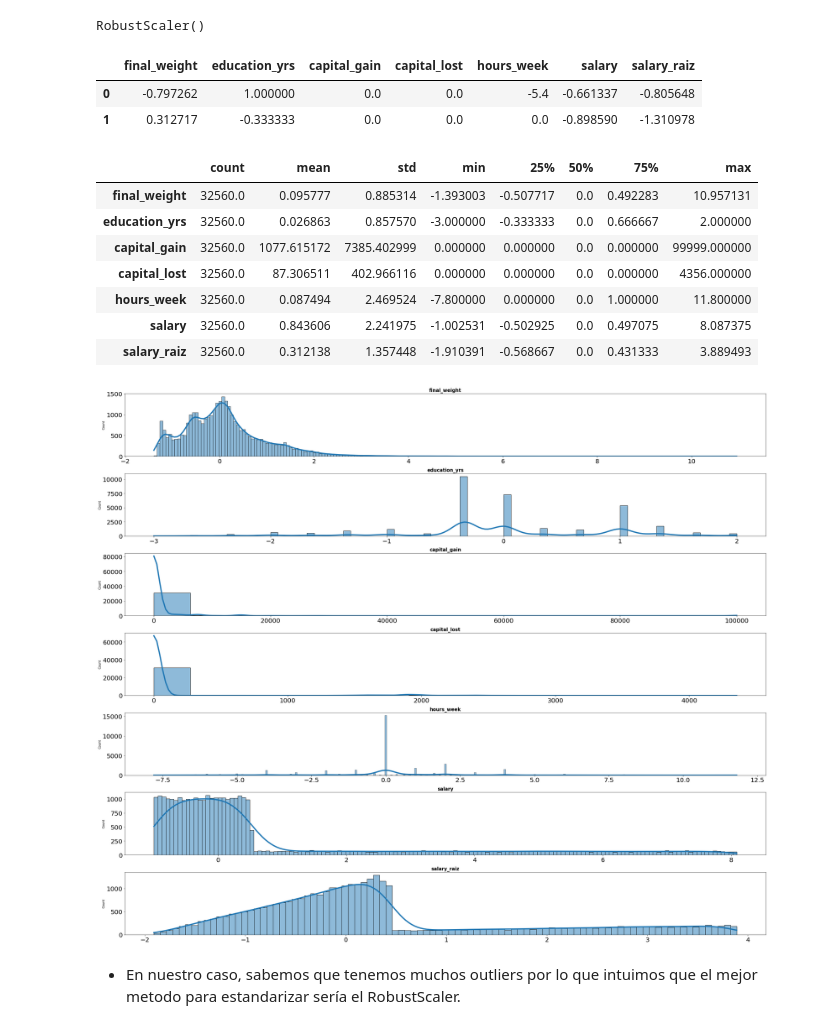
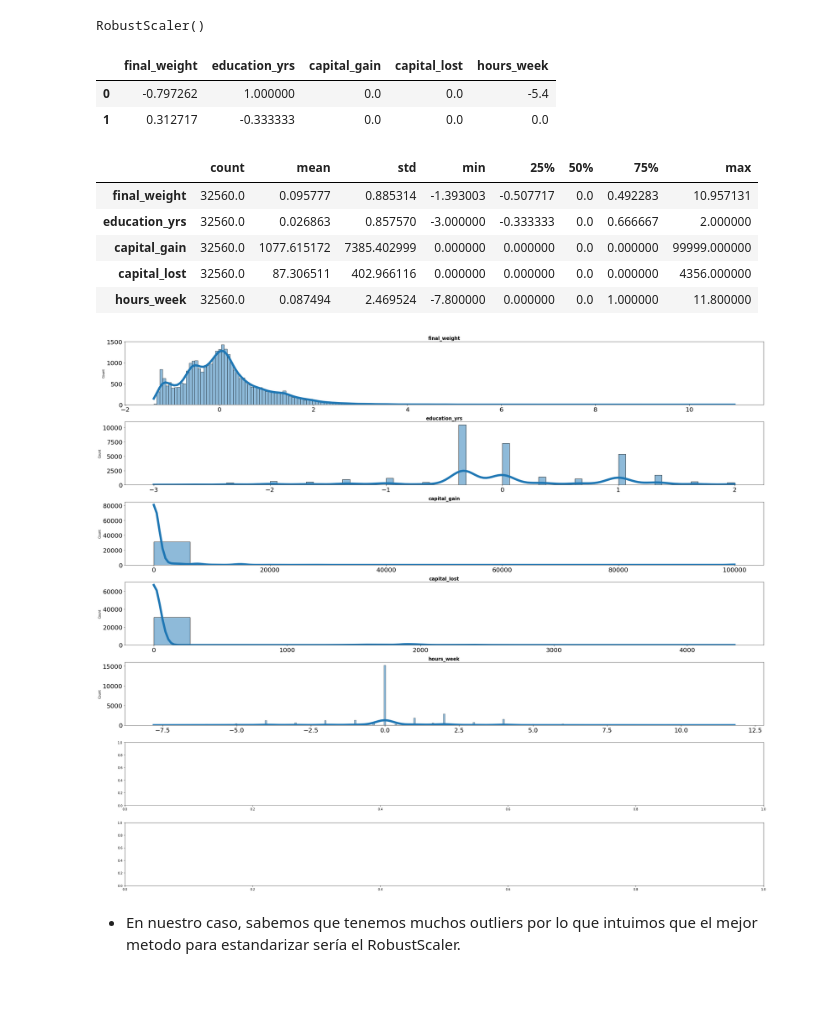
Before and after one commit to natigl/DA-bootcamp-MachineLearning, a Jupyter notebook: regresion_lineal/pp-estandarizacion.ipynb, the cells around one changed output. Cells and saved outputs as stored; diff of their text form; code cells hidden in the pictures; blank space fills up the shorter version.

```diff
--- a/regresion_lineal/pp-estandarizacion.ipynb
+++ b/regresion_lineal/pp-estandarizacion.ipynb
@@ -52,2 +52,2 @@ numericas.head()
 # %%
-#numericas.drop(["salary", "salary_log"], axis = 1, inplace = True)
+numericas.drop(["salary", "salary_log"], axis = 1, inplace = True)
@@ -105,7 +101,7 @@ for i, colum in enumerate(columnas_estandar):
         data = numericas_estandar,
         x = colum,
         kde = True,
-        line_kws = {"linewidth": 4},
+        line_kws = {"linewidth": 7},
         alpha = 0.5,
         ax = axes[i])
 
@@ -138,9 +134,9 @@ numericas_robust = robust.transform(numericas)
 numericas_robust = pd.DataFrame(numericas_robust, columns = numericas.columns)
 numericas_robust.head(2)
 # %% [output]
-|  | final_weight | education_yrs | capital_gain | capital_lost | hours_week | salary | salary_raiz |
-| 0 | -0.797262 | 1.000000 | 0.0 | 0.0 | -5.4 | -0.661337 | -0.805648 |
-| 1 | 0.312717 | -0.333333 | 0.0 | 0.0 | 0.0 | -0.898590 | -1.310978 |
+|  | final_weight | education_yrs | capital_gain | capital_lost | hours_week |
+| 0 | -0.797262 | 1.000000 | 0.0 | 0.0 | -5.4 |
+| 1 | 0.312717 | -0.333333 | 0.0 | 0.0 | 0.0 |
 # %%
 numericas_robust.describe().T
 # %% [output]
@@ -150,32 +146,30 @@ numericas_robust.describe().T
 | capital_gain | 32560.0 | 1077.615172 | 7385.402999 | 0.000000 | 0.000000 | 0.0 | 0.000000 | 99999.000000 |
 | capital_lost | 32560.0 | 87.306511 | 402.966116 | 0.000000 | 0.000000 | 0.0 | 0.000000 | 4356.000000 |
 | hours_week | 32560.0 | 0.087494 | 2.469524 | -7.800000 | 0.000000 | 0.0 | 1.000000 | 11.800000 |
-| salary | 32560.0 | 0.843606 | 2.241975 | -1.002531 | -0.502925 | 0.0 | 0.497075 | 8.087375 |
-| salary_raiz | 32560.0 | 0.312138 | 1.357448 | -1.910391 | -0.568667 | 0.0 | 0.431333 | 3.889493 |
 # %%
 fig, axes = plt.subplots(nrows = 7, ncols = 1, figsize = (30, 25))
 
 columnas_robust = numericas_robust.columns
 axes = axes.flat
 
 
 for i, colum in enumerate(columnas_robust):
     sns.histplot(
         data = numericas_robust,
         x = colum,
         kde = True,
-        line_kws = {"linewidth": 4},
+        line_kws = {"linewidth": 7},
         alpha = 0.5,
         ax = axes[i])
 
 
     axes[i].set_title(colum, fontsize = 15, fontweight = "bold")
     axes[i].tick_params(labelsize = 20)
     axes[i].set_xlabel("")
 
 fig.tight_layout()
 # %% [output]
-[figure, old version]
+[figure, new version]
 # %% [markdown]
 - En nuestro caso, sabemos que tenemos muchos outliers por lo que intuimos que el mejor metodo para estandarizar sería el RobustScaler.
 # %%
```
Also changed, not shown: parts of 5 cells of this notebook, 16 other files.
